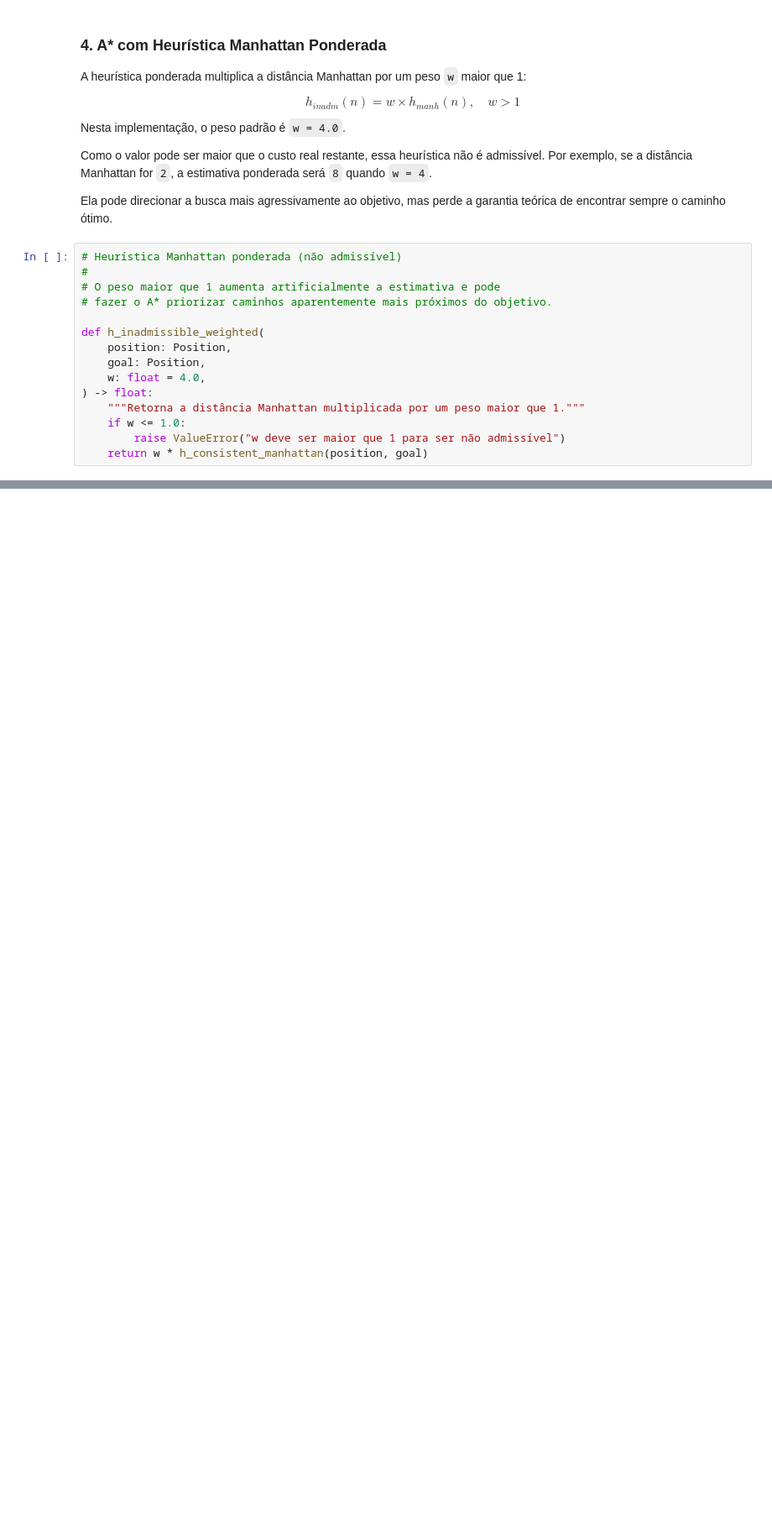
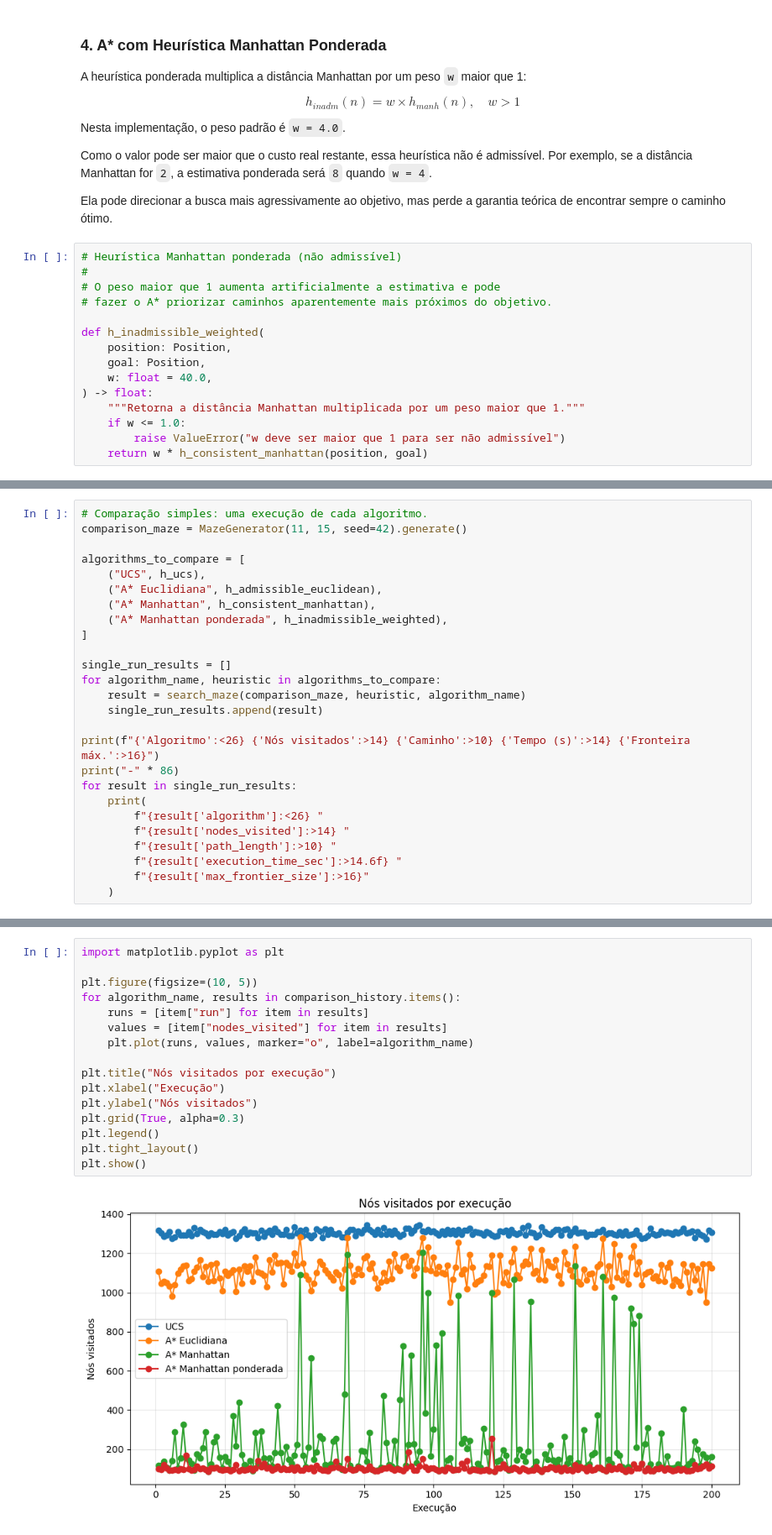
Before and after one commit to l-eduardo/search-methods, a Jupyter notebook: notebook.ipynb, the cells around one changed output, grey strips where cells are left out. Shown at 84% size. Saved outputs shown, nothing was run; the diff lists cells and outputs as text; blank space fills up the shorter version.

```diff
--- a/notebook.ipynb
+++ b/notebook.ipynb
@@ -571,7 +569,7 @@ Ela pode direcionar a busca mais agressivamente ao objetivo, mas perde a garanti
 def h_inadmissible_weighted(
     position: Position,
     goal: Position,
-    w: float = 4.0,
+    w: float = 40.0,
 ) -> float:
     """Retorna a distância Manhattan multiplicada por um peso maior que 1."""
     if w <= 1.0:
@@ -588,0 +798,26 @@ Antes de inserir um sucessor na fronteira, deve-se verificar o menor custo `g(n)
+# %%
+# Comparação simples: uma execução de cada algoritmo.
+comparison_maze = MazeGenerator(11, 15, seed=42).generate()
+
+algorithms_to_compare = [
+    ("UCS", h_ucs),
+    ("A* Euclidiana", h_admissible_euclidean),
+    ("A* Manhattan", h_consistent_manhattan),
+    ("A* Manhattan ponderada", h_inadmissible_weighted),
+]
+
+single_run_results = []
+for algorithm_name, heuristic in algorithms_to_compare:
+    result = search_maze(comparison_maze, heuristic, algorithm_name)
+    single_run_results.append(result)
+
+print(f"{'Algoritmo':<26} {'Nós visitados':>14} {'Caminho':>10} {'Tempo (s)':>14} {'Fronteira máx.':>16}")
+print("-" * 86)
+for result in single_run_results:
+    print(
+        f"{result['algorithm']:<26} "
+        f"{result['nodes_visited']:>14} "
+        f"{result['path_length']:>10} "
+        f"{result['execution_time_sec']:>14.6f} "
+        f"{result['max_frontier_size']:>16}"
+    )
@@ -588,0 +880,18 @@ Antes de inserir um sucessor na fronteira, deve-se verificar o menor custo `g(n)
+# %%
+import matplotlib.pyplot as plt
+
+plt.figure(figsize=(10, 5))
+for algorithm_name, results in comparison_history.items():
+    runs = [item["run"] for item in results]
+    values = [item["nodes_visited"] for item in results]
+    plt.plot(runs, values, marker="o", label=algorithm_name)
+
+plt.title("Nós visitados por execução")
+plt.xlabel("Execução")
+plt.ylabel("Nós visitados")
+plt.grid(True, alpha=0.3)
+plt.legend()
+plt.tight_layout()
+plt.show()
+# %% [output]
+[figure, added]
```
Also changed, not shown: parts of 14 cells of this notebook.
